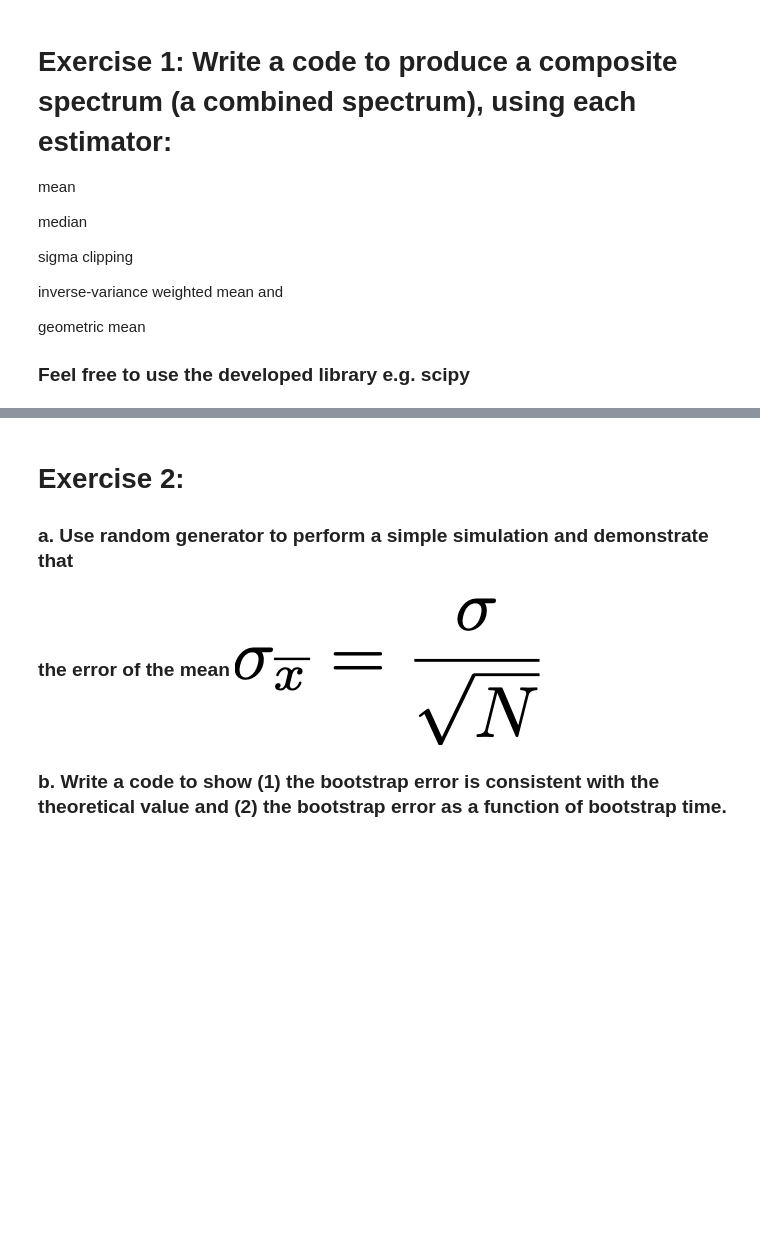
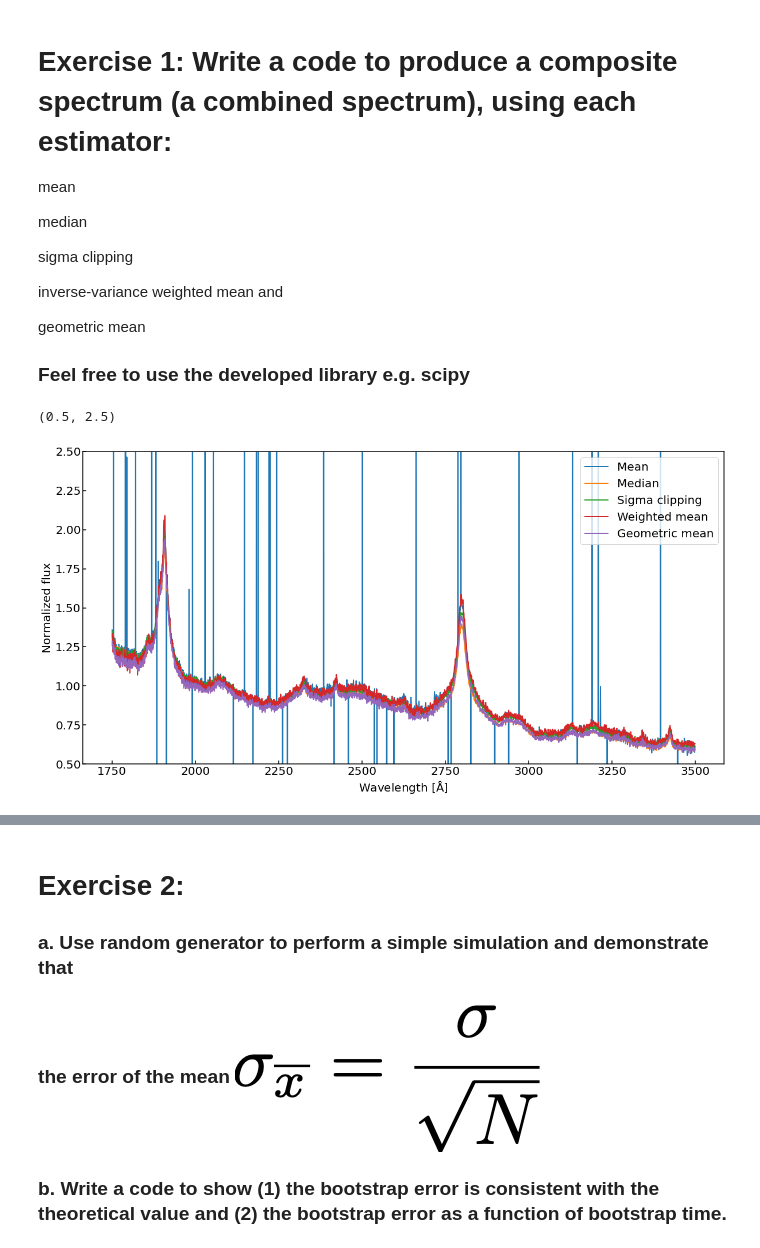
Before and after one commit to astro-blue/Data-analysis-in-astronomy-2024, a Jupyter notebook: Week_3/Basic_statistics_in_class_exercise.ipynb, the cells around one changed output, grey strips where cells are left out. Saved outputs shown, nothing was run; the diff lists cells and outputs as text; code cells hidden in the pictures; blank space fills up the shorter version.

```diff
--- a/Week_3/Basic_statistics_in_class_exercise.ipynb
+++ b/Week_3/Basic_statistics_in_class_exercise.ipynb
@@ -42,5 +42,38 @@ inverse-variance weighted mean and
 geometric mean
 
 ### Feel free to use the developed library e.g. scipy
+# %%
+def sigma_clip_mean(y):
+    return np.mean(ss.sigmaclip(y,4,4)[0])
+# %%
+def weighted_mean(y,weights):
+    numerator = np.sum(y*weights)
+    denominator = np.sum(weights)
+
+    return numerator/denominator
 # %%
 ### Code
+n_pixel = len(wavelength)
+composite_spectra = np.zeros((5, len(wavelength)))
+for i_pixel in range(0,n_pixel):
+    composite_spectra[0,i_pixel]=np.mean(spectra[:,i_pixel])    # mean 0
+    composite_spectra[1,i_pixel]=np.median(spectra[:,i_pixel])  # median 1
+    composite_spectra[2,i_pixel]=sigma_clip_mean(spectra[:,i_pixel])  # sigma clipping 2
+    composite_spectra[3,i_pixel]=weighted_mean(spectra[:,i_pixel],inv[:,i_pixel])  # inverse-variance 3
+
+    cut = spectra[:,i_pixel]>0
+    composite_spectra[4,i_pixel]=ss.gmean(spectra[cut,i_pixel])  # geometric mean 4
+# %%
+plt.figure(figsize=(20,10))
+plt.plot(wavelength,composite_spectra[0,:],lw=2,label='Mean')
+plt.plot(wavelength,composite_spectra[1,:],lw=2,label='Median')
+plt.plot(wavelength,composite_spectra[2,:],lw=2,label='Sigma clipping')
+plt.plot(wavelength,composite_spectra[3,:],lw=2,label='Weighted mean')
+plt.plot(wavelength,composite_spectra[4,:],lw=2,label='Geometric mean')
+plt.legend()
+plt.xlabel('Wavelength [$\\rm \\AA$]',fontsize=20)
+plt.ylabel('Normalized flux',fontsize=20)
+plt.ylim(0.5,2.5)
+# %% [output]
+(0.5, 2.5)
+[figure, added]
```
Also changed, not shown: parts of 2 cells of this notebook.
